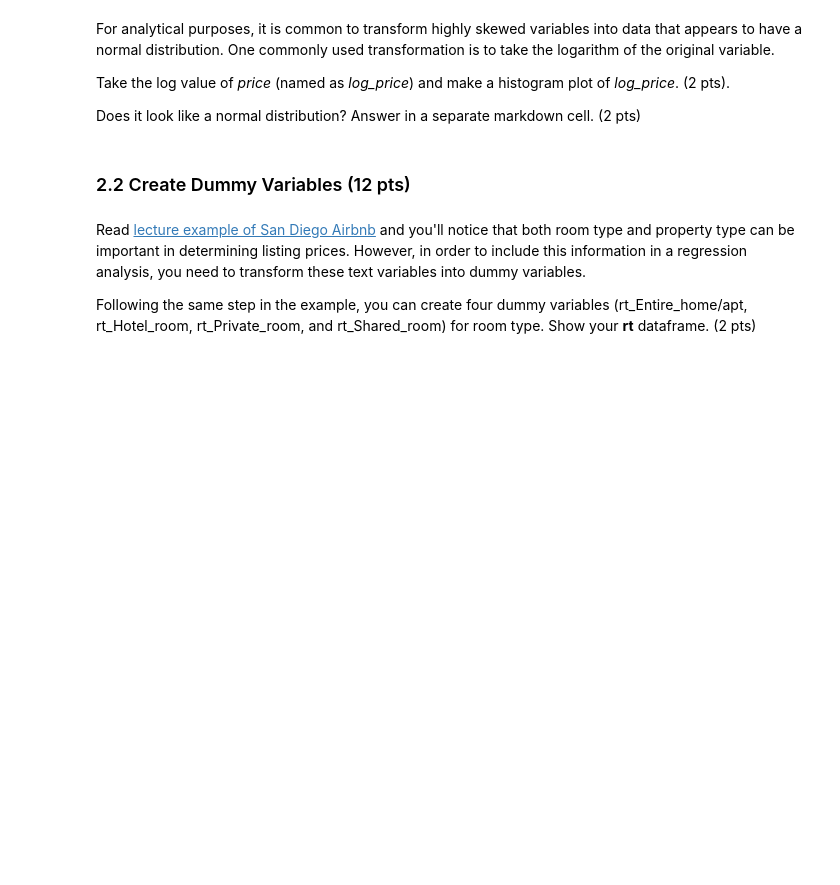
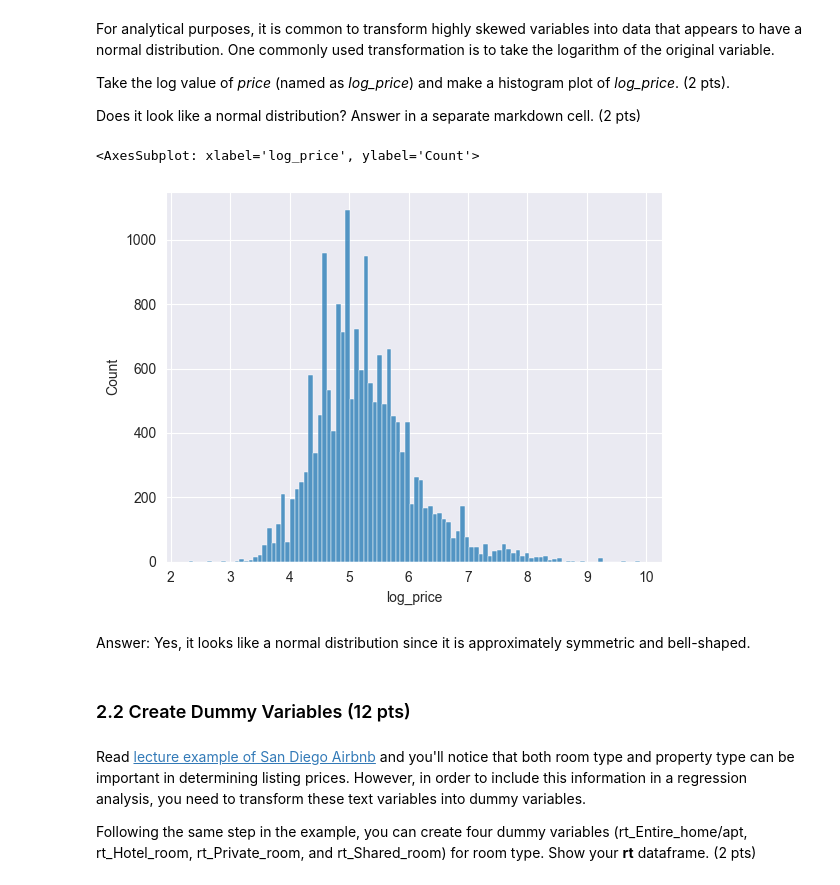
Before and after one commit to RainCyz/4680_5680_intro_uds, a Jupyter notebook: Homework/hw_solution/HW4_Yucheng.ipynb, the cells around one changed output. Saved outputs shown, nothing was run; the diff lists cells and outputs as text; code cells hidden in the pictures; blank space fills up the shorter version.

```diff
--- a/Homework/hw_solution/HW4_Yucheng.ipynb
+++ b/Homework/hw_solution/HW4_Yucheng.ipynb
@@ -201,2 +306,4 @@ Notice that 0 may exist in *price* column, which makes no sense in real world be
 # %%
 # insert your code here
+listing = listing[listing['price'] != 0]
+listing['price'].describe()
@@ -208,6 +325,13 @@ Take the log value of *price* (named as *log_price*) and make a histogram plot o
 Does it look like a normal distribution? Answer in a separate markdown cell. (2 pts)
 # %%
 # insert your code here
+listing['log_price'] = np.log(listing['price'])
+sns.histplot(listing.log_price)
+# %% [output]
+<AxesSubplot: xlabel='log_price', ylabel='Count'>
+[figure, added]
+# %% [markdown]
+Answer: Yes, it looks like a normal distribution since it is approximately symmetric and bell-shaped.
 # %% [markdown]
 ### 2.2 Create Dummy Variables (12 pts)
 # %% [markdown]
```
Also changed, not shown: parts of 56 cells of this notebook, 2 other files.
